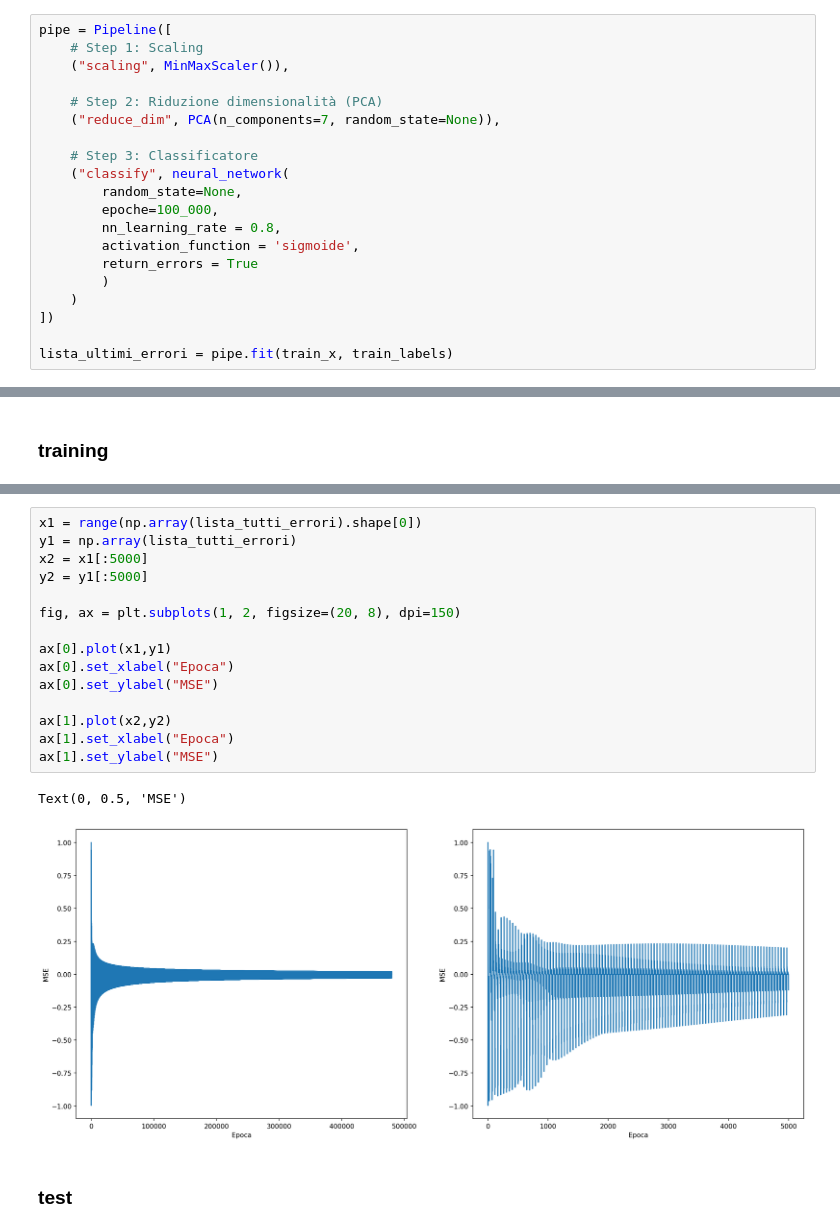
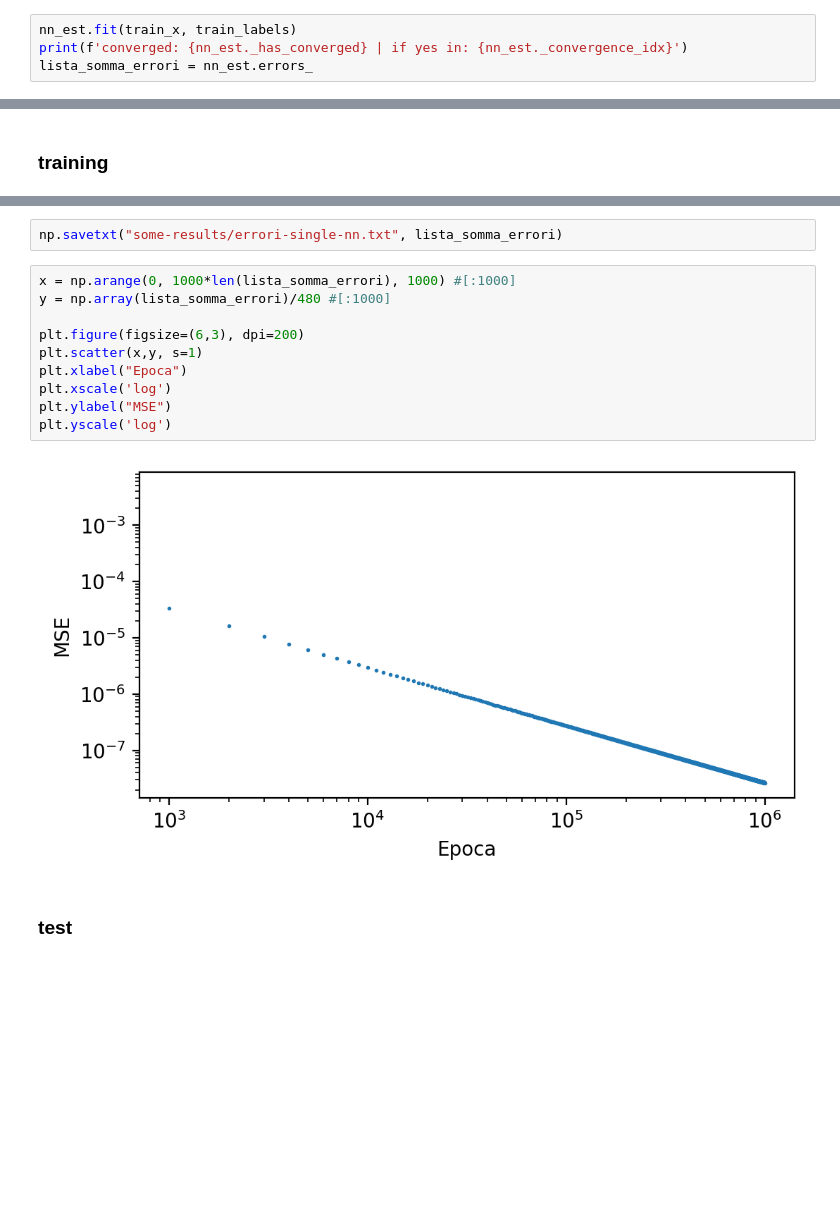
Before and after one commit to zosojack/ml-applications, a Jupyter notebook: 2-second-project/prove/neural-network-process.ipynb, the cells around one changed output, grey strips where cells are left out. Saved outputs shown, nothing was run; the diff lists cells and outputs as text; blank space fills up the shorter version.

Commit message:
two-layer nn, improvements to convergence logic

```diff
--- a/2-second-project/prove/neural-network-process.ipynb
+++ b/2-second-project/prove/neural-network-process.ipynb
@@ -52,20 +68,4 @@ from sklearn.preprocessing import MinMaxScaler, StandardScaler, RobustScaler
 # %%
-pipe = Pipeline([
-    # Step 1: Scaling
-    ("scaling", MinMaxScaler()),
-
-    # Step 2: Riduzione dimensionalità (PCA)
-    ("reduce_dim", PCA(n_components=7, random_state=None)),
-
-    # Step 3: Classificatore
-    ("classify", neural_network(
-        random_state=None,
-        epoche=100_000,
-        nn_learning_rate = 0.8,
-        activation_function = 'sigmoide',
-        return_errors = True
-        )
-    )
-])
-
-lista_ultimi_errori = pipe.fit(train_x, train_labels)
+nn_est.fit(train_x, train_labels)
+print(f'converged: {nn_est._has_converged} | if yes in: {nn_est._convergence_idx}')
+lista_somma_errori = nn_est.errors_
@@ -89,20 +94,16 @@ TypeError: float() argument must be a string or a real number, not 'MinMaxScaler
-# %%
-x1 = range(np.array(lista_tutti_errori).shape[0])
-y1 = np.array(lista_tutti_errori)
-x2 = x1[:5000]
-y2 = y1[:5000]
-
-fig, ax = plt.subplots(1, 2, figsize=(20, 8), dpi=150)
-
-ax[0].plot(x1,y1)
-ax[0].set_xlabel("Epoca")
-ax[0].set_ylabel("MSE")
-
-ax[1].plot(x2,y2)
-ax[1].set_xlabel("Epoca")
-ax[1].set_ylabel("MSE")
-# %% [output]
-Text(0, 0.5, 'MSE')
-[figure, removed]
+# %%
+np.savetxt("some-results/errori-single-nn.txt", lista_somma_errori)
+# %%
+x = np.arange(0, 1000*len(lista_somma_errori), 1000) #[:1000]
+y = np.array(lista_somma_errori)/480 #[:1000]
+
+plt.figure(figsize=(6,3), dpi=200)
+plt.scatter(x,y, s=1)
+plt.xlabel("Epoca")
+plt.xscale('log')
+plt.ylabel("MSE")
+plt.yscale('log')
+# %% [output]
+[figure, added]
 # %% [markdown]
 ### test
```
Also changed, not shown: parts of 14 cells of this notebook, 27 other files.
